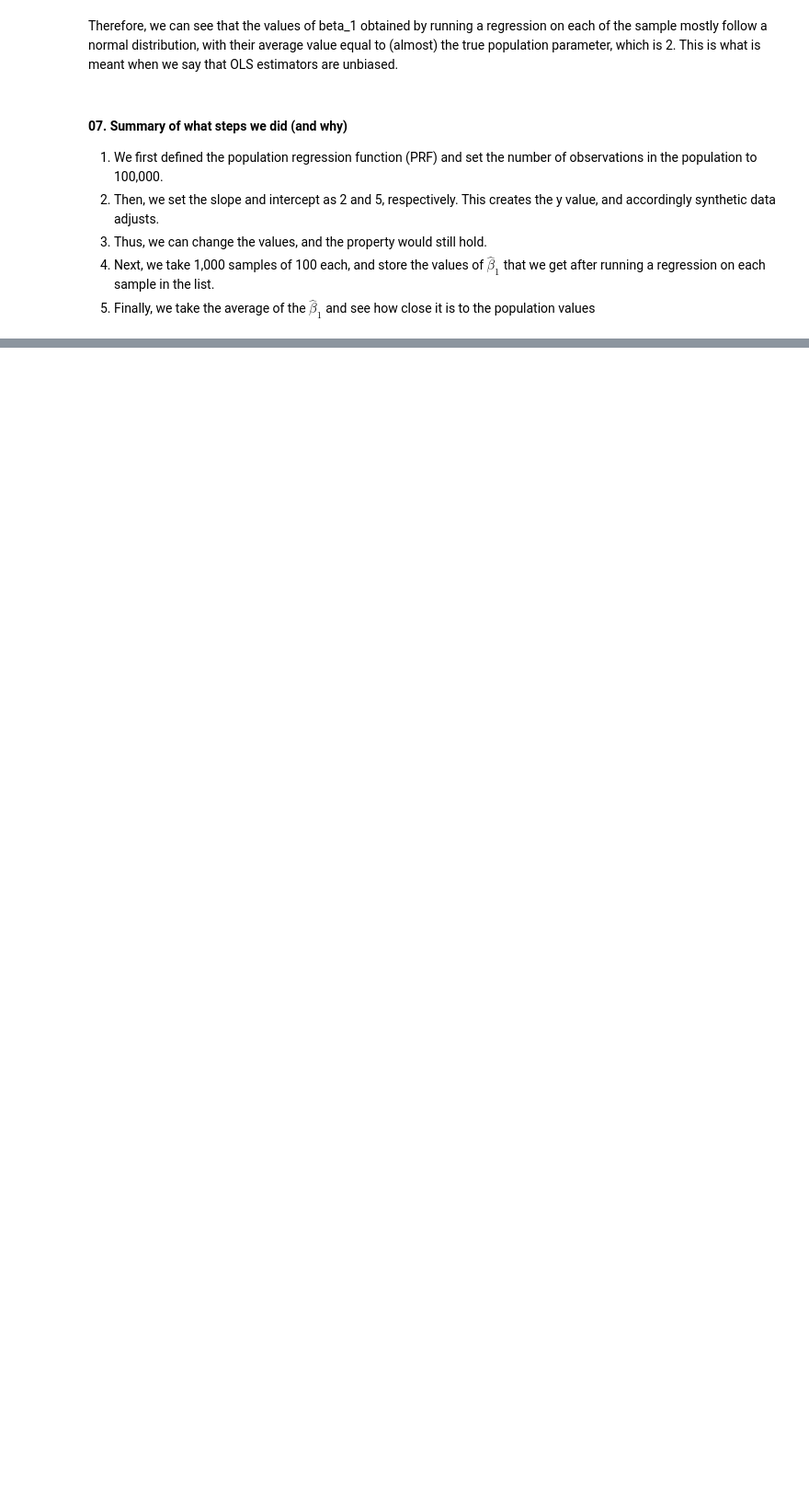
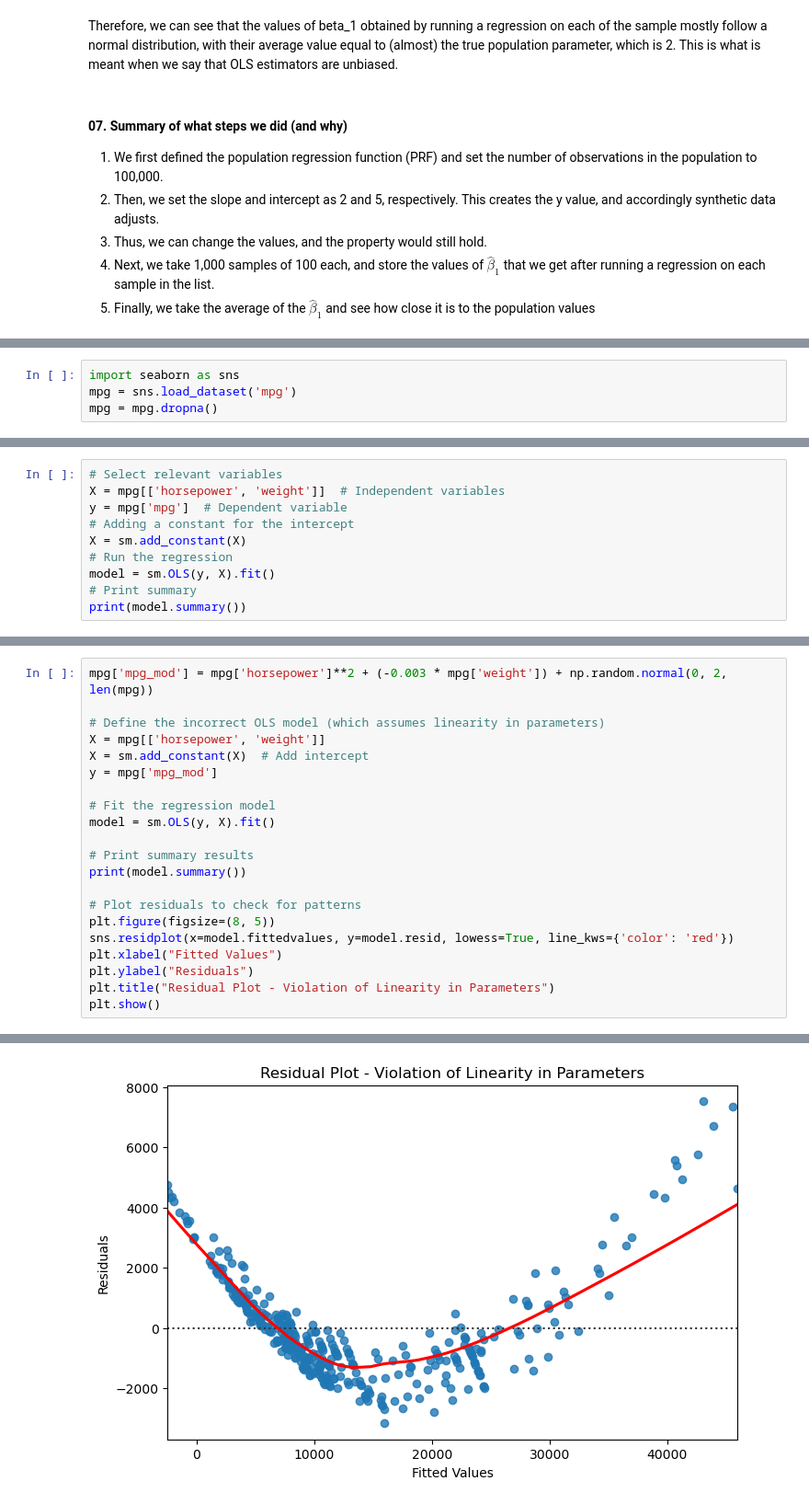
Before and after one commit to FleetHalf/econometrics, a Jupyter notebook: Interesting Regressions.ipynb, the cells around one changed output, grey strips where cells are left out. Shown at 92% size. Saved outputs shown, nothing was run; the diff lists cells and outputs as text; blank space fills up the shorter version.

Commit message:
Added code for visualizations

```diff
--- a/Interesting Regressions.ipynb
+++ b/Interesting Regressions.ipynb
@@ -81,0 +87,4 @@ This is what is meant when we say that OLS estimators are unbiased.
+# %%
+import seaborn as sns
+mpg = sns.load_dataset('mpg')
+mpg = mpg.dropna()
@@ -81,0 +94,10 @@ This is what is meant when we say that OLS estimators are unbiased.
+# %%
+# Select relevant variables
+X = mpg[['horsepower', 'weight']]  # Independent variables
+y = mpg['mpg']  # Dependent variable
+# Adding a constant for the intercept
+X = sm.add_constant(X)
+# Run the regression
+model = sm.OLS(y, X).fit()
+# Print summary
+print(model.summary())
@@ -81,0 +127,22 @@ This is what is meant when we say that OLS estimators are unbiased.
+# %%
+mpg['mpg_mod'] = mpg['horsepower']**2 + (-0.003 * mpg['weight']) + np.random.normal(0, 2, len(mpg))
+
+# Define the incorrect OLS model (which assumes linearity in parameters)
+X = mpg[['horsepower', 'weight']]
+X = sm.add_constant(X)  # Add intercept
+y = mpg['mpg_mod']
+
+# Fit the regression model
+model = sm.OLS(y, X).fit()
+
+# Print summary results
+print(model.summary())
+
+# Plot residuals to check for patterns
+plt.figure(figsize=(8, 5))
+sns.residplot(x=model.fittedvalues, y=model.resid, lowess=True, line_kws={'color': 'red'})
+plt.xlabel("Fitted Values")
+plt.ylabel("Residuals")
+plt.title("Residual Plot - Violation of Linearity in Parameters")
+plt.show()
+# %% [output]
@@ -81,0 +166 @@ This is what is meant when we say that OLS estimators are unbiased.
+[figure, added]
```
Also changed, not shown: parts of 10 cells of this notebook, 2 other files.
